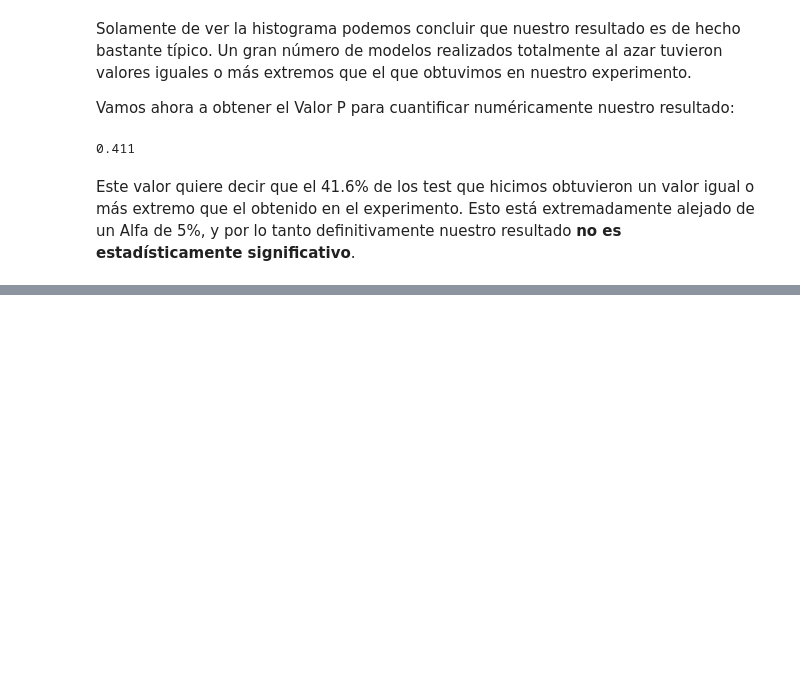
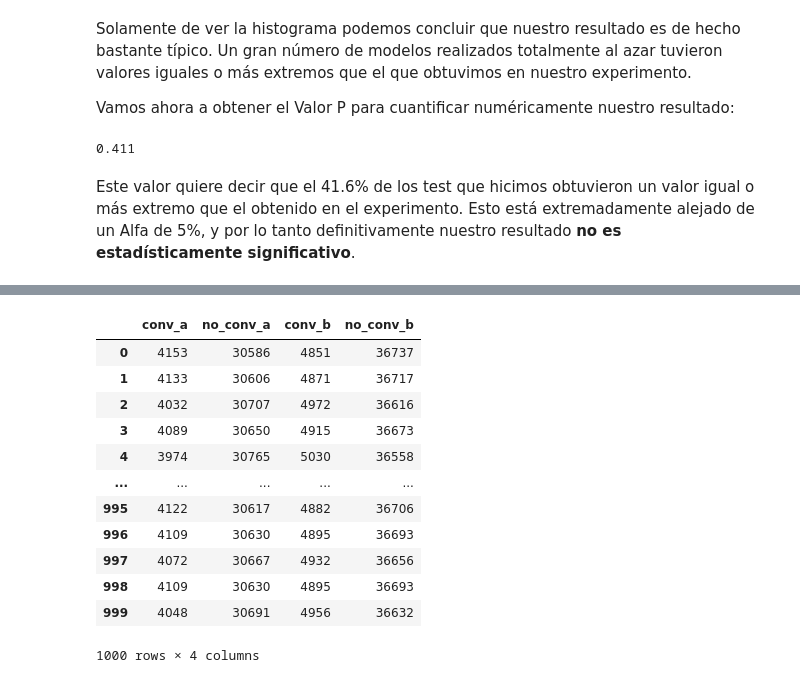
Before and after one commit to AngelicaDC/BEDUpython, a Jupyter notebook: Sesion-07/Ejemplo-01pruebas_ab.ipynb, the cells around one changed output, grey strips where cells are left out. Cells and saved outputs as stored; diff of their text form; code cells hidden in the pictures; blank space fills up the shorter version.

```diff
--- a/Sesion-07/Ejemplo-01pruebas_ab.ipynb
+++ b/Sesion-07/Ejemplo-01pruebas_ab.ipynb
@@ -224,0 +226,4 @@ Este valor quiere decir que el 41.6% de los test que hicimos obtuvieron un valor
+# %%
+df = pd.read_csv('/content/drive/MyDrive/BEDU/Remoto Datasets/Remoto ab_test-sales_pipeline-2.csv')
+
+df
@@ -224,0 +306,22 @@ Este valor quiere decir que el 41.6% de los test que hicimos obtuvieron un valor
+# %%
+perm_results = pd.DataFrame({
+    'conv_a': conv_a,
+    'no_conv_a': no_conv_a,
+    'conv_b': conv_b,
+    'no_conv_b': no_conv_b
+})
+perm_results
+# %% [output]
+|  | conv_a | no_conv_a | conv_b | no_conv_b |
+| 0 | 4153 | 30586 | 4851 | 36737 |
+| 1 | 4133 | 30606 | 4871 | 36717 |
+| 2 | 4032 | 30707 | 4972 | 36616 |
+| 3 | 4089 | 30650 | 4915 | 36673 |
+| 4 | 3974 | 30765 | 5030 | 36558 |
+| ... | ... | ... | ... | ... |
+| 995 | 4122 | 30617 | 4882 | 36706 |
+| 996 | 4109 | 30630 | 4895 | 36693 |
+| 997 | 4072 | 30667 | 4932 | 36656 |
+| 998 | 4109 | 30630 | 4895 | 36693 |
+| 999 | 4048 | 30691 | 4956 | 36632 |
+1000 rows × 4 columns
```
Also changed, not shown: parts of 16 cells of this notebook.
